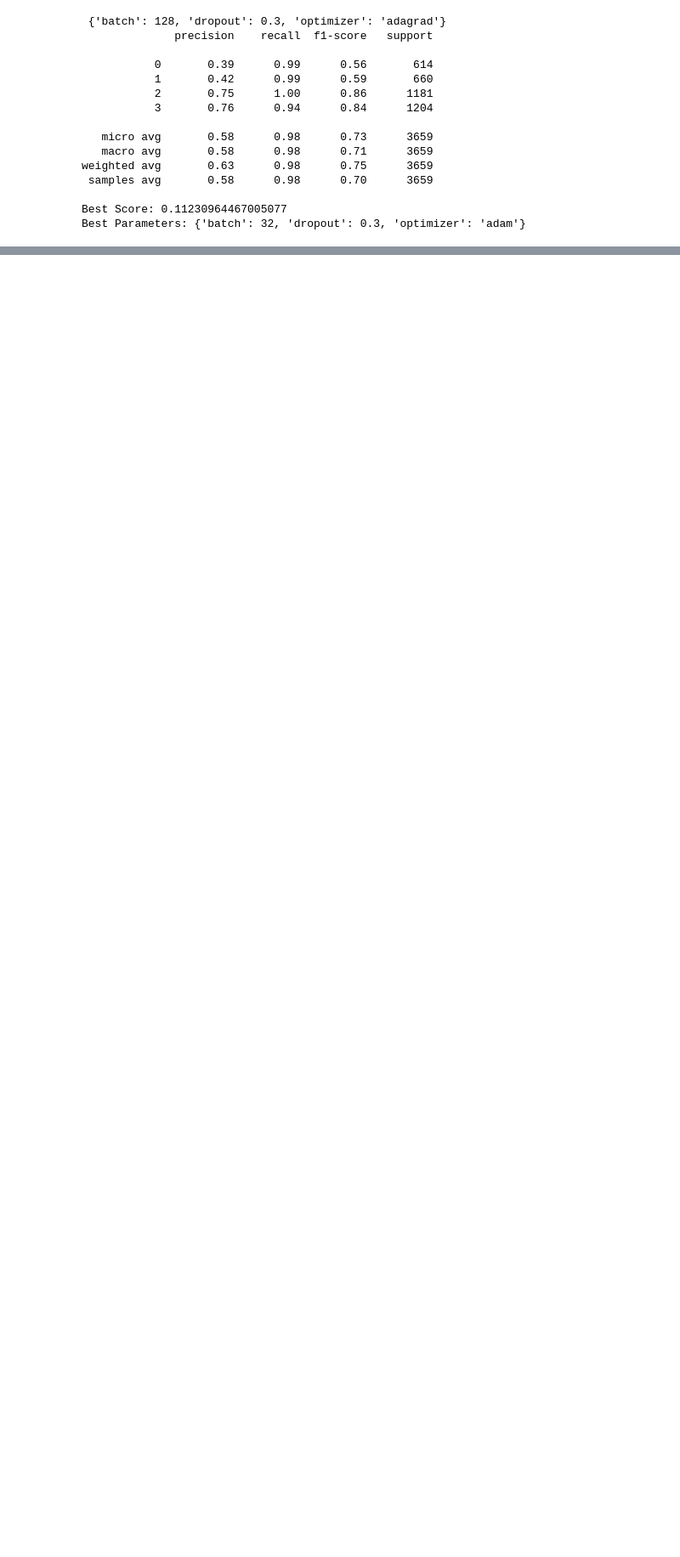
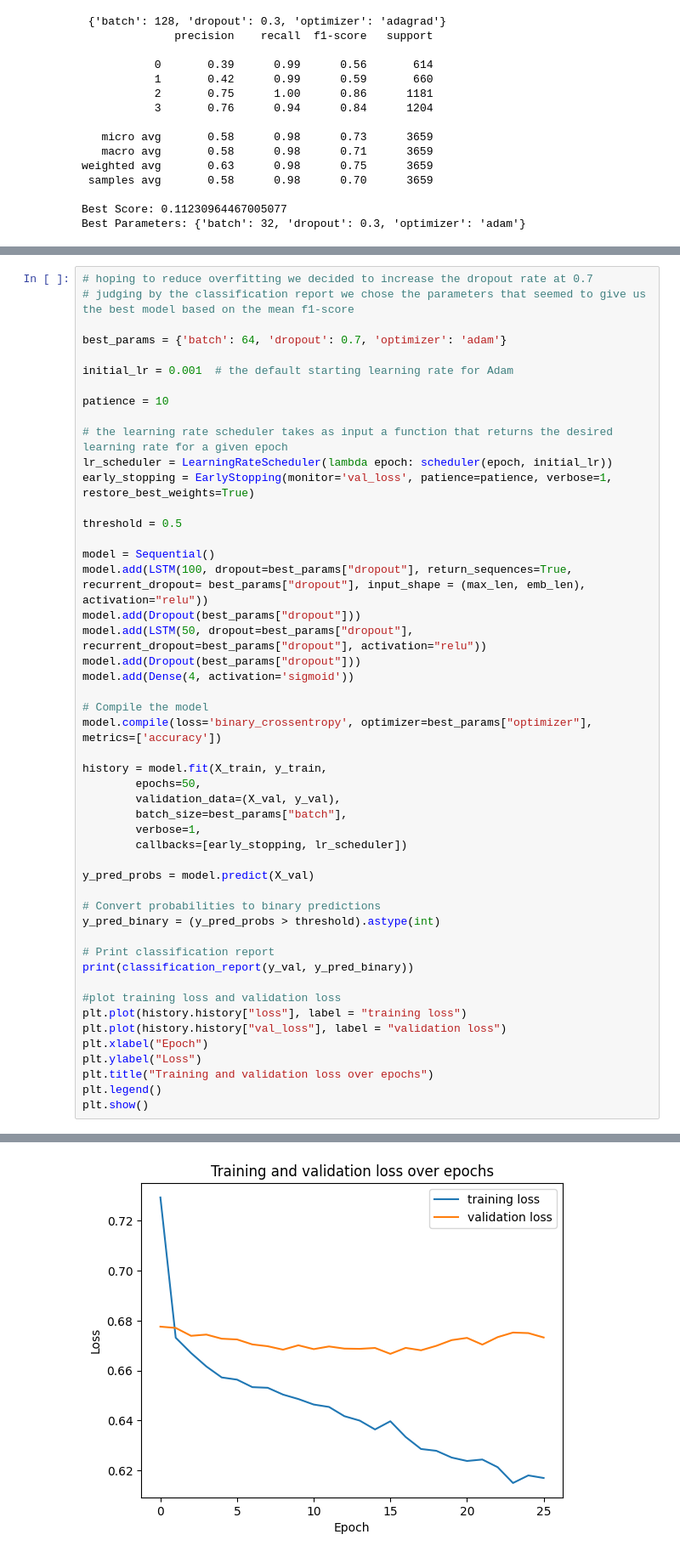
Before and after one commit to Slebbon/TXA-Group-6, a Jupyter notebook: lstm_gridsearch.ipynb, the cells around one changed output, grey strips where cells are left out. Shown: that part at 85% size. Saved outputs shown, nothing was run; the diff lists cells and outputs as text; blank space fills up the shorter version.

```diff
--- a/lstm_gridsearch.ipynb
+++ b/lstm_gridsearch.ipynb
@@ -458,0 +459,50 @@ plt.show()
+# %%
+# hoping to reduce overfitting we decided to increase the dropout rate at 0.7
+# judging by the classification report we chose the parameters that seemed to give us the best model based on the mean f1-score
+
+best_params = {'batch': 64, 'dropout': 0.7, 'optimizer': 'adam'}
+
+initial_lr = 0.001  # the default starting learning rate for Adam
+
+patience = 10
+
+# the learning rate scheduler takes as input a function that returns the desired learning rate for a given epoch
+lr_scheduler = LearningRateScheduler(lambda epoch: scheduler(epoch, initial_lr))
+early_stopping = EarlyStopping(monitor='val_loss', patience=patience, verbose=1, restore_best_weights=True)
+
+threshold = 0.5
+
+model = Sequential()
+model.add(LSTM(100, dropout=best_params["dropout"], return_sequences=True, recurrent_dropout= best_params["dropout"], input_shape = (max_len, emb_len), activation="relu"))
+model.add(Dropout(best_params["dropout"]))
+model.add(LSTM(50, dropout=best_params["dropout"], recurrent_dropout=best_params["dropout"], activation="relu"))
+model.add(Dropout(best_params["dropout"]))
+model.add(Dense(4, activation='sigmoid'))
+
+# Compile the model
+model.compile(loss='binary_crossentropy', optimizer=best_params["optimizer"], metrics=['accuracy'])
+
+history = model.fit(X_train, y_train,
+        epochs=50,
+        validation_data=(X_val, y_val),
+        batch_size=best_params["batch"],
+        verbose=1,
+        callbacks=[early_stopping, lr_scheduler])
+
+y_pred_probs = model.predict(X_val)
+
+# Convert probabilities to binary predictions
+y_pred_binary = (y_pred_probs > threshold).astype(int)
+
+# Print classification report
+print(classification_report(y_val, y_pred_binary))
+
+#plot training loss and validation loss
+plt.plot(history.history["loss"], label = "training loss")
+plt.plot(history.history["val_loss"], label = "validation loss")
+plt.xlabel("Epoch")
+plt.ylabel("Loss")
+plt.title("Training and validation loss over epochs")
+plt.legend()
+plt.show()
+# %% [output]
@@ -458,0 +526 @@ plt.show()
+[figure, added]
```
Also changed, not shown: parts of 4 cells of this notebook, 1 other file.
